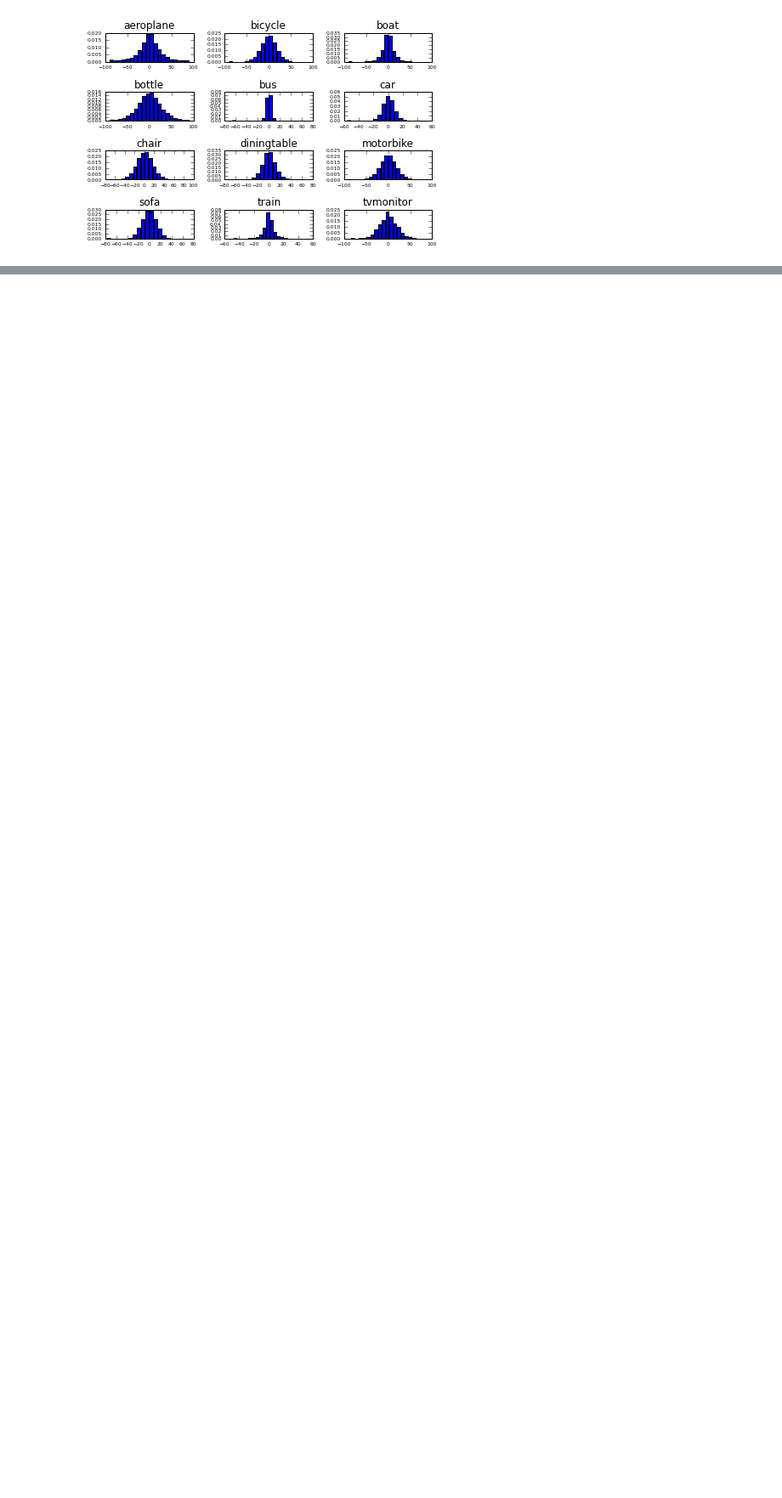
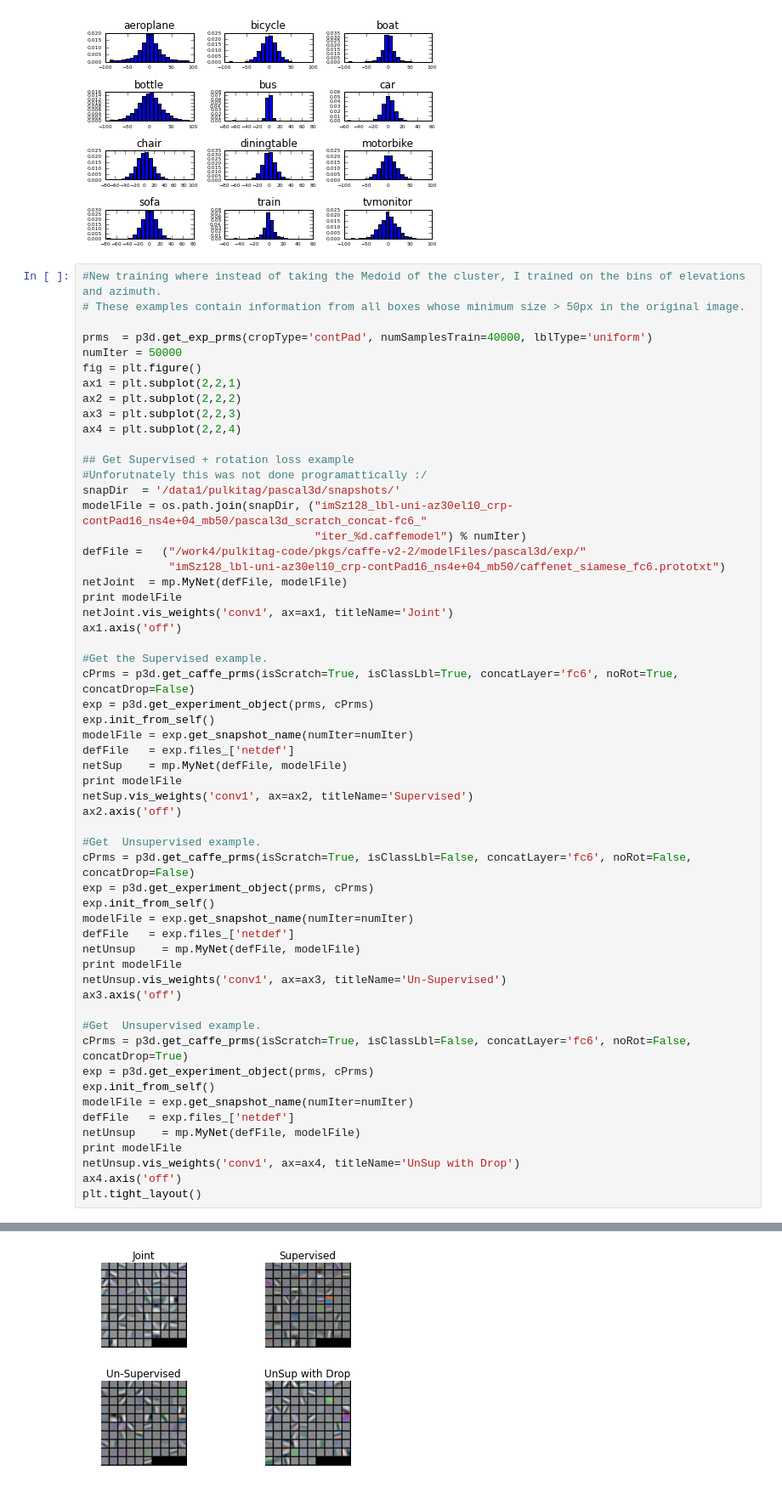
Before and after one commit to pulkitag/caffe, a Jupyter notebook: modelFiles/keypoints/documentation/Relative-Rotations.ipynb, the cells around one changed output, grey strips where cells are left out. Shown at 85% size. Cells and saved outputs as stored; diff of their text form; blank space fills up the shorter version.

```diff
--- a/modelFiles/keypoints/documentation/Relative-Rotations.ipynb
+++ b/modelFiles/keypoints/documentation/Relative-Rotations.ipynb
@@ -123,3 +124,61 @@ for (key, val) in sorted(pairLabels.items()):
 plt.tight_layout()
 # %% [output]
 [figure]
+# %%
+#New training where instead of taking the Medoid of the cluster, I trained on the bins of elevations and azimuth.
+# These examples contain information from all boxes whose minimum size > 50px in the original image.
+
+prms  = p3d.get_exp_prms(cropType='contPad', numSamplesTrain=40000, lblType='uniform')
+numIter = 50000
+fig = plt.figure()
+ax1 = plt.subplot(2,2,1)
+ax2 = plt.subplot(2,2,2)
+ax3 = plt.subplot(2,2,3)
+ax4 = plt.subplot(2,2,4)
+
+## Get Supervised + rotation loss example
+#Unforutnately this was not done programattically :/
+snapDir  = '/data1/pulkitag/pascal3d/snapshots/'
+modelFile = os.path.join(snapDir, ("imSz128_lbl-uni-az30el10_crp-contPad16_ns4e+04_mb50/pascal3d_scratch_concat-fc6_"
+                                   "iter_%d.caffemodel") % numIter)
+defFile =   ("/work4/pulkitag-code/pkgs/caffe-v2-2/modelFiles/pascal3d/exp/"
+             "imSz128_lbl-uni-az30el10_crp-contPad16_ns4e+04_mb50/caffenet_siamese_fc6.prototxt")
+netJoint  = mp.MyNet(defFile, modelFile)
+print modelFile
+netJoint.vis_weights('conv1', ax=ax1, titleName='Joint')
+ax1.axis('off')
+
+#Get the Supervised example.
+cPrms = p3d.get_caffe_prms(isScratch=True, isClassLbl=True, concatLayer='fc6', noRot=True, concatDrop=False)
+exp = p3d.get_experiment_object(prms, cPrms)
+exp.init_from_self()
+modelFile = exp.get_snapshot_name(numIter=numIter)
+defFile   = exp.files_['netdef']
+netSup    = mp.MyNet(defFile, modelFile)
+print modelFile
+netSup.vis_weights('conv1', ax=ax2, titleName='Supervised')
+ax2.axis('off')
+
+#Get  Unsupervised example.
+cPrms = p3d.get_caffe_prms(isScratch=True, isClassLbl=False, concatLayer='fc6', noRot=False, concatDrop=False)
+exp = p3d.get_experiment_object(prms, cPrms)
+exp.init_from_self()
+modelFile = exp.get_snapshot_name(numIter=numIter)
+defFile   = exp.files_['netdef']
+netUnsup    = mp.MyNet(defFile, modelFile)
+print modelFile
+netUnsup.vis_weights('conv1', ax=ax3, titleName='Un-Supervised')
+ax3.axis('off')
+
+#Get  Unsupervised example.
+cPrms = p3d.get_caffe_prms(isScratch=True, isClassLbl=False, concatLayer='fc6', noRot=False, concatDrop=True)
+exp = p3d.get_experiment_object(prms, cPrms)
+exp.init_from_self()
+modelFile = exp.get_snapshot_name(numIter=numIter)
+defFile   = exp.files_['netdef']
+netUnsup    = mp.MyNet(defFile, modelFile)
+print modelFile
+netUnsup.vis_weights('conv1', ax=ax4, titleName='UnSup with Drop')
+ax4.axis('off')
+plt.tight_layout()
+# %% [output]
@@ -125,0 +192 @@ plt.tight_layout()
+[figure, added]
```
Also changed, not shown: parts of 6 cells of this notebook, 41 other files.
